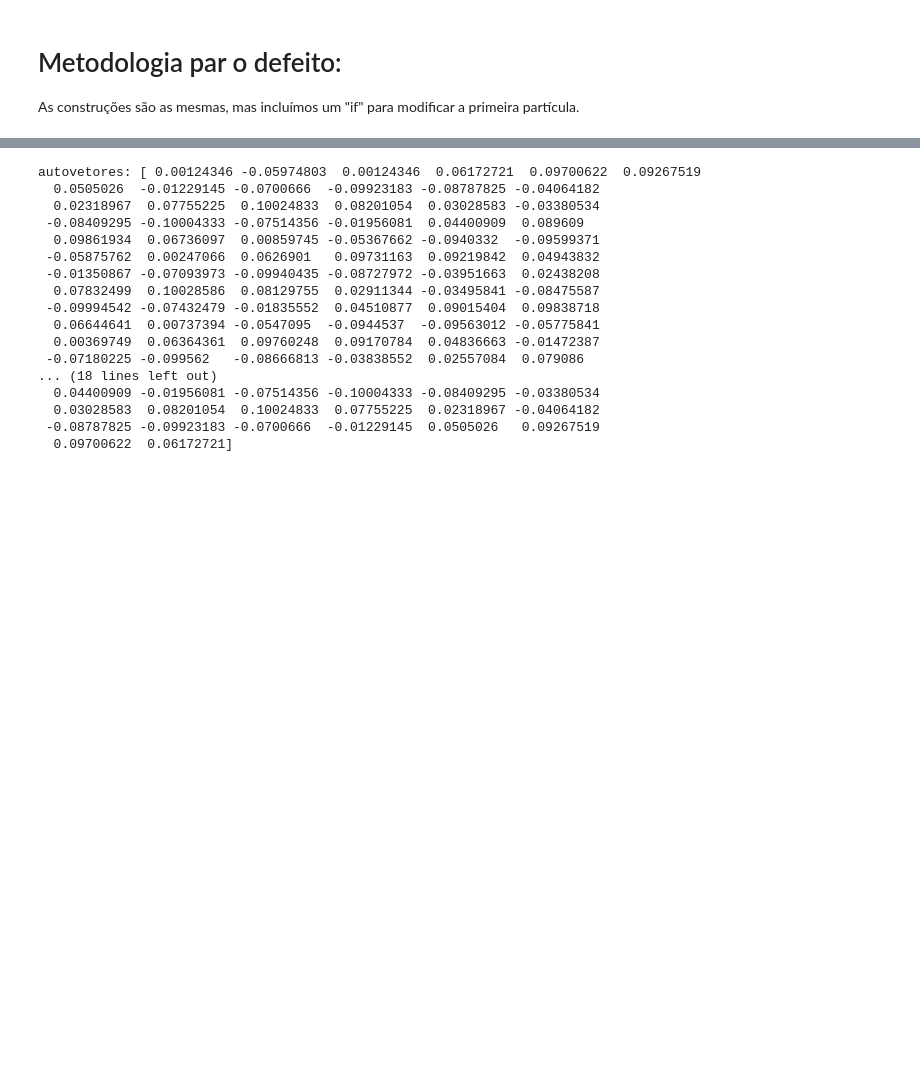
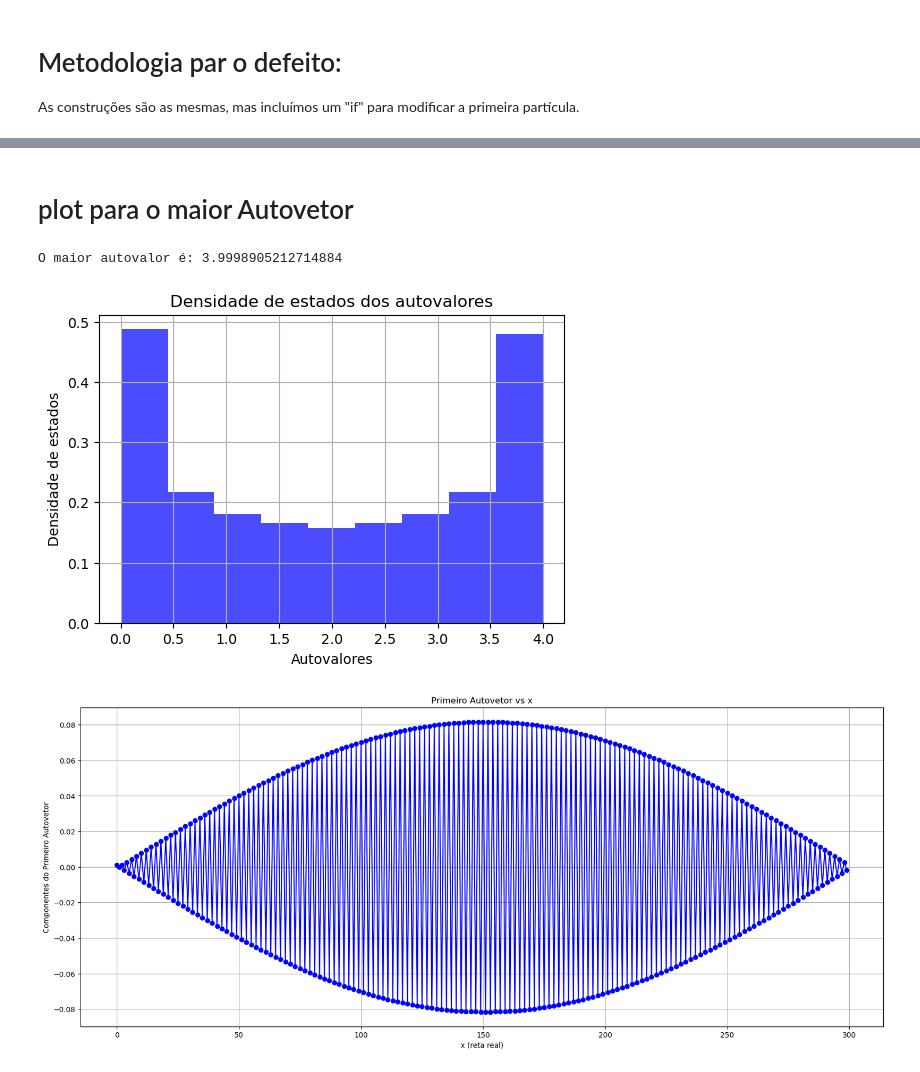
Before and after one commit to enzo-souza/Autovalores-e-Autovetores-de-um-sistema-massa-mola-circular, a Jupyter notebook: defeito.ipynb, the cells around one changed output, grey strips where cells are left out. Drawn from its saved outputs; the diff is of its cells as text; code cells hidden in the pictures; blank space fills up the shorter version.

```diff
--- a/defeito.ipynb
+++ b/defeito.ipynb
@@ -93,21 +127,32 @@ plt.show()
-# %%
-print("autovetores:", autovetores[:,-1])
-# %% [output]
-autovetores: [ 0.00124346 -0.05974803  0.00124346  0.06172721  0.09700622  0.09267519
-  0.0505026  -0.01229145 -0.0700666  -0.09923183 -0.08787825 -0.04064182
-  0.02318967  0.07755225  0.10024833  0.08201054  0.03028583 -0.03380534
- -0.08409295 -0.10004333 -0.07514356 -0.01956081  0.04400909  0.089609
-  0.09861934  0.06736097  0.00859745 -0.05367662 -0.0940332  -0.09599371
- -0.05875762  0.00247066  0.0626901   0.09731163  0.09219842  0.04943832
- -0.01350867 -0.07093973 -0.09940435 -0.08727972 -0.03951663  0.02438208
-  0.07832499  0.10028586  0.08129755  0.02911344 -0.03495841 -0.08475587
- -0.09994542 -0.07432479 -0.01835552  0.04510877  0.09015404  0.09838718
-  0.06644641  0.00737394 -0.0547095  -0.0944537  -0.09563012 -0.05775841
-  0.00369749  0.06364361  0.09760248  0.09170784  0.04836663 -0.01472387
- -0.07180225 -0.099562   -0.08666813 -0.03838552  0.02557084  0.079086
-... (18 lines left out)
-  0.04400909 -0.01956081 -0.07514356 -0.10004333 -0.08409295 -0.03380534
-  0.03028583  0.08201054  0.10024833  0.07755225  0.02318967 -0.04064182
- -0.08787825 -0.09923183 -0.0700666  -0.01229145  0.0505026   0.09267519
-  0.09700622  0.06172721]
+# %% [markdown]
+# plot para o maior Autovetor
+# %%
+#Encontra o índice do maior autovalor
+maxautovalor= np.argmax(autovalores)
+print(f"O maior autovalor é: {autovalores[maxautovalor]}")
+#print(f"a lista de autovetores relativa ao menor autovalor é: {autovetores[:,maxautovalor]}")
+
+# Plota a densidade de estados (histograma dos autovalores)
+plt.figure(figsize=(6,4))
+plt.hist(autovalores, bins=9, density=True, alpha=0.7, color='blue')
+plt.xlabel('Autovalores')
+plt.ylabel('Densidade de estados')
+plt.title('Densidade de estados dos autovalores')
+plt.grid(True)
+plt.show()
+
+
+# Plota o primeiro autovetor em função de uma reta real x
+x = np.arange(n)
+plt.figure(figsize=(20,8))
+plt.plot(x, autovetores[:,maxautovalor], marker='o', linestyle='-', color='blue')
+plt.xlabel('x (reta real)')
+plt.ylabel('Componentes do Primeiro Autovetor')
+plt.title('Primeiro Autovetor vs x')
+plt.grid(True)
+plt.show()
+# %% [output]
+O maior autovalor é: 3.9998905212714884
+[figure, added]
+[figure, added]
 # %% [markdown]
```
Also changed, not shown: parts of 3 cells of this notebook, 3 other files.
